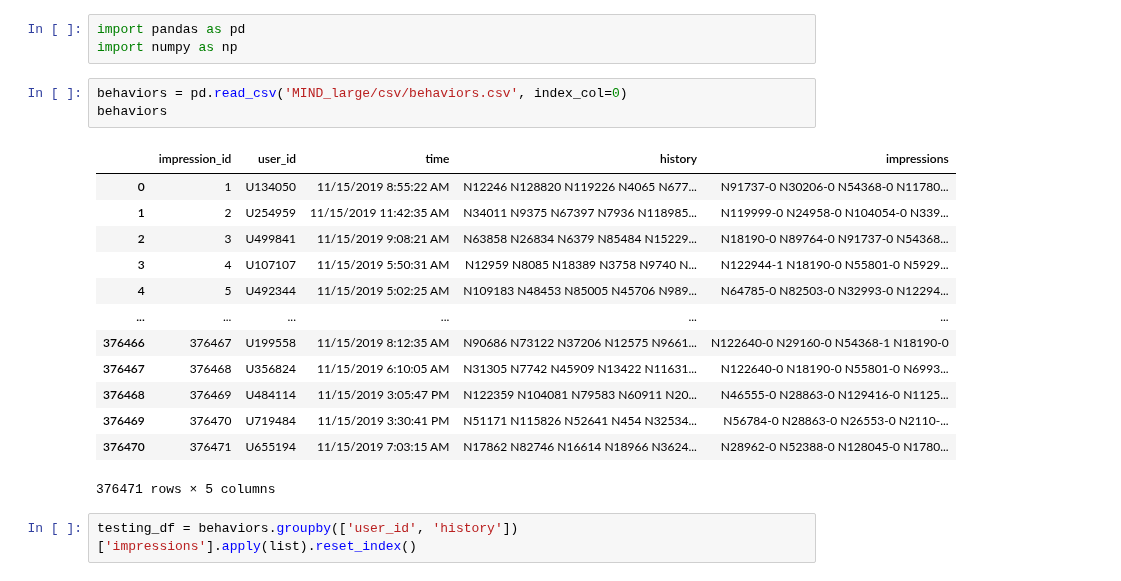
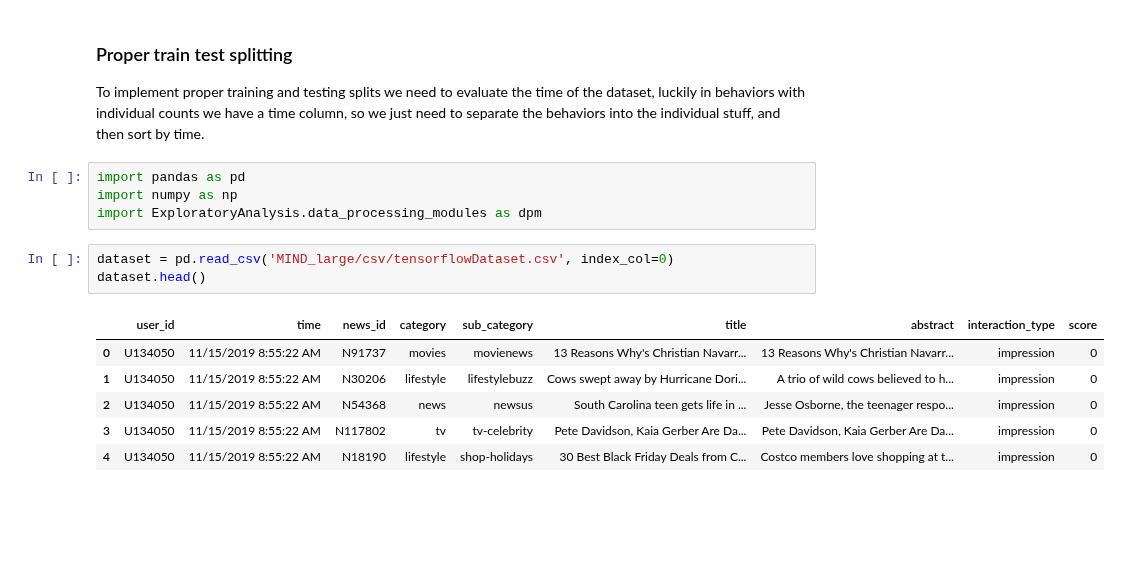
Before and after one commit to nicholas-rf/RecommenderProject, a Jupyter notebook: testing.ipynb, the cells around one changed output. Drawn from its saved outputs; the diff is of its cells as text; blank space fills up the shorter version.

Commit message:
Worked on cleaning up and creating new stuff

```diff
--- a/testing.ipynb
+++ b/testing.ipynb
@@ -1,22 +1,17 @@
+# %% [markdown]
+### Proper train test splitting
+To implement proper training and testing splits we need to evaluate the time of the dataset, luckily in behaviors with individual counts we have a time column, so we just need to separate the behaviors into the individual stuff, and then sort by time.
 # %%
 import pandas as pd
 import numpy as np
+import ExploratoryAnalysis.data_processing_modules as dpm
 # %%
-behaviors = pd.read_csv('MIND_large/csv/behaviors.csv', index_col=0)
-behaviors
+dataset = pd.read_csv('MIND_large/csv/tensorflowDataset.csv', index_col=0)
+dataset.head()
 # %% [output]
-|  | impression_id | user_id | time | history | impressions |
-| 0 | 1 | U134050 | 11/15/2019 8:55:22 AM | N12246 N128820 N119226 N4065 N677... | N91737-0 N30206-0 N54368-0 N11780... |
-| 1 | 2 | U254959 | 11/15/2019 11:42:35 AM | N34011 N9375 N67397 N7936 N118985... | N119999-0 N24958-0 N104054-0 N339... |
-| 2 | 3 | U499841 | 11/15/2019 9:08:21 AM | N63858 N26834 N6379 N85484 N15229... | N18190-0 N89764-0 N91737-0 N54368... |
-| 3 | 4 | U107107 | 11/15/2019 5:50:31 AM | N12959 N8085 N18389 N3758 N9740 N... | N122944-1 N18190-0 N55801-0 N5929... |
-| 4 | 5 | U492344 | 11/15/2019 5:02:25 AM | N109183 N48453 N85005 N45706 N989... | N64785-0 N82503-0 N32993-0 N12294... |
-| ... | ... | ... | ... | ... | ... |
-| 376466 | 376467 | U199558 | 11/15/2019 8:12:35 AM | N90686 N73122 N37206 N12575 N9661... | N122640-0 N29160-0 N54368-1 N18190-0 |
-| 376467 | 376468 | U356824 | 11/15/2019 6:10:05 AM | N31305 N7742 N45909 N13422 N11631... | N122640-0 N18190-0 N55801-0 N6993... |
-| 376468 | 376469 | U484114 | 11/15/2019 3:05:47 PM | N122359 N104081 N79583 N60911 N20... | N46555-0 N28863-0 N129416-0 N1125... |
-| 376469 | 376470 | U719484 | 11/15/2019 3:30:41 PM | N51171 N115826 N52641 N454 N32534... | N56784-0 N28863-0 N26553-0 N2110-... |
-| 376470 | 376471 | U655194 | 11/15/2019 7:03:15 AM | N17862 N82746 N16614 N18966 N3624... | N28962-0 N52388-0 N128045-0 N1780... |
+|  | user_id | time | news_id | category | sub_category | title | abstract | interaction_type | score |
+| 0 | U134050 | 11/15/2019 8:55:22 AM | N91737 | movies | movienews | 13 Reasons Why's Christian Navarr... | 13 Reasons Why's Christian Navarr... | impression | 0 |
+| 1 | U134050 | 11/15/2019 8:55:22 AM | N30206 | lifestyle | lifestylebuzz | Cows swept away by Hurricane Dori... | A trio of wild cows believed to h... | impression | 0 |
+| 2 | U134050 | 11/15/2019 8:55:22 AM | N54368 | news | newsus | South Carolina teen gets life in ... | Jesse Osborne, the teenager respo... | impression | 0 |
+| 3 | U134050 | 11/15/2019 8:55:22 AM | N117802 | tv | tv-celebrity | Pete Davidson, Kaia Gerber Are Da... | Pete Davidson, Kaia Gerber Are Da... | impression | 0 |
+| 4 | U134050 | 11/15/2019 8:55:22 AM | N18190 | lifestyle | shop-holidays | 30 Best Black Friday Deals from C... | Costco members love shopping at t... | impression | 0 |
-376471 rows × 5 columns
-# %%
-testing_df = behaviors.groupby(['user_id', 'history'])['impressions'].apply(list).reset_index()
```
Also changed, not shown: parts of 14 cells of this notebook, 5 other files.
